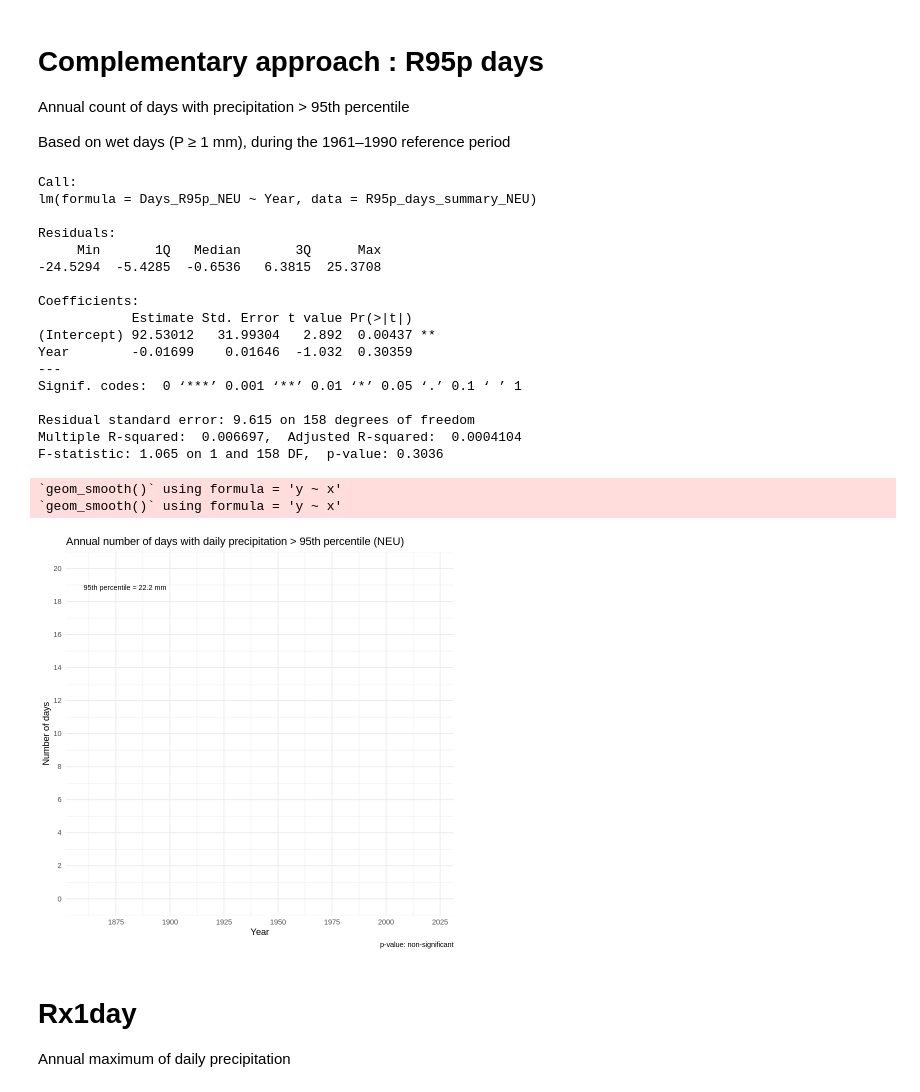
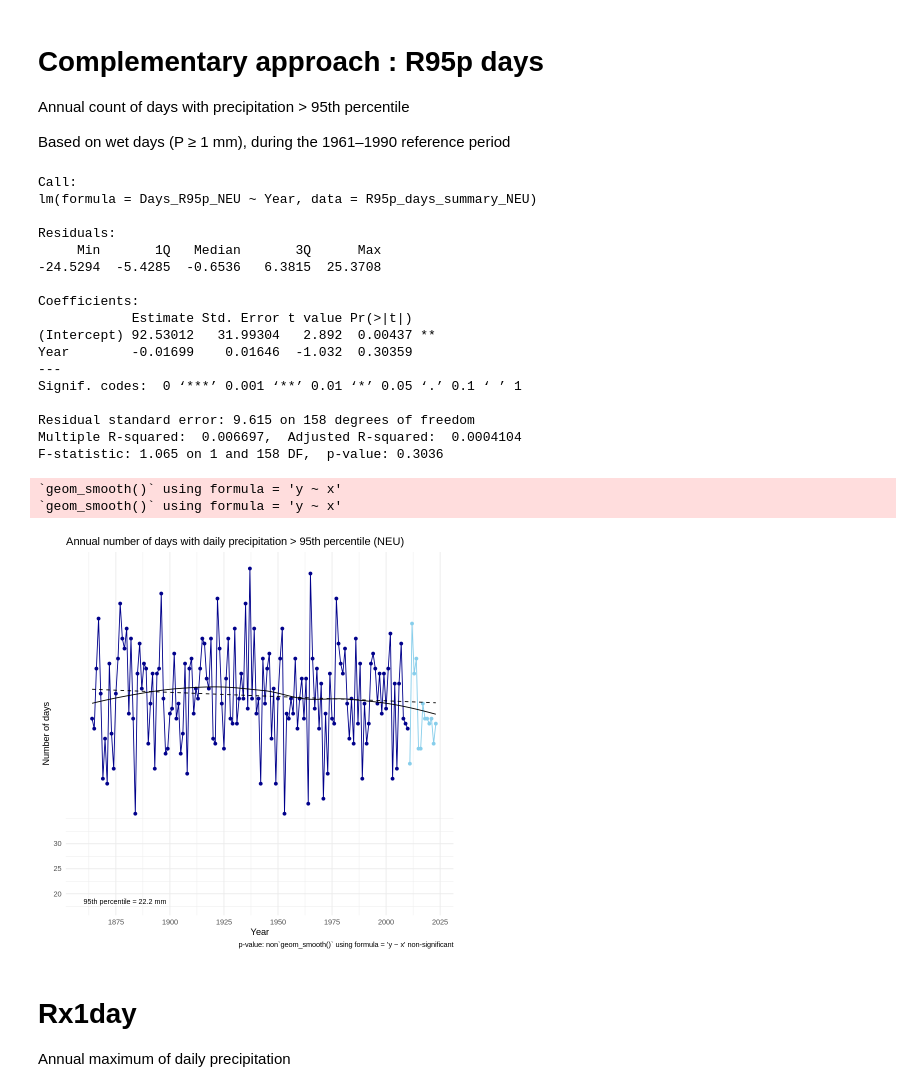
Before and after one commit to cutiips/R, a Jupyter notebook: Master's_Thesis.ipynb, the cells around one changed output. Cells and saved outputs as stored; diff of their text form; code cells hidden in the pictures.

```diff
--- a/Master's_Thesis.ipynb
+++ b/Master's_Thesis.ipynb
@@ -208,48 +208,49 @@ R95p_days_homog_NEU <- R95p_days_summary_NEU[R95p_days_summary_NEU$Dataset == "h
 
 # Graph with data homogenization period
 ggplot(R95p_days_summary_NEU, aes(x = Year, y = Days_R95p_NEU)) +
-  geom_line(aes(color = Dataset), size = 0.5) +
+  geom_line(aes(color = Dataset), linewidth = 0.5) +  # Remplacer size par linewidth
   geom_point(aes(color = Dataset)) +
   geom_smooth(method = "lm", se = FALSE, color = "black", linetype = "dashed", linewidth = 0.5) +
   geom_smooth(method = "loess", se = FALSE, color = "black", linewidth = 0.5) +
   labs(title = "Annual number of days with daily precipitation > 95th percentile (NEU)",
-  x = "Year", y = "Number of days",
-  caption = "p-value: non-significant") +
-  scale_y_continuous(limits = c(0, 20), breaks = seq(0, 20, by = 2)) +
+       x = "Year", y = "Number of days",
+       caption = "p-value: non`geom_smooth()` using formula = 'y ~ x' non-significant") +
+  scale_y_continuous(breaks = seq(-30, 30, by = 5)) +  # Ajuster la plage
   scale_x_continuous(breaks = seq(1875, 2025, by = 25)) +
   scale_color_manual(values = c("homogenized" = "darkblue", "non-homogenized" = "skyblue")) +
   theme_minimal() + theme(legend.position = "none") +
   annotate("text", x = 1860, y = 19,
-  label = paste0("95th percentile = ", round(threshold_95_days_NEU, 1), " mm"), hjust = 0, vjust = 1, size = 3, color = "black")
+           label = paste0("95th percentile = ", round(threshold_95_days_NEU, 1), " mm"),
+           hjust = 0, vjust = 1, size = 3, color = "black")
 
 # Summary statistics (homogenized data only)
   # Mean
 mean_R95p_days_homog_NEU <- mean(R95p_days_homog_NEU$Days_R95p_NEU, na.rm = TRUE)
 
   # Range
 range_R95p_days_homog_NEU <- quantile(R95p_days_homog_NEU$Days_R95p_NEU,
  probs = c(0.05, 0.95),na.rm = TRUE)
 # %% [output]
 Call:
 lm(formula = Days_R95p_NEU ~ Year, data = R95p_days_summary_NEU)
 
 Residuals:
      Min       1Q   Median       3Q      Max
 -24.5294  -5.4285  -0.6536   6.3815  25.3708
 
 Coefficients:
             Estimate Std. Error t value Pr(>|t|)
 (Intercept) 92.53012   31.99304   2.892  0.00437 **
 Year        -0.01699    0.01646  -1.032  0.30359
 ---
 Signif. codes:  0 ‘***’ 0.001 ‘**’ 0.01 ‘*’ 0.05 ‘.’ 0.1 ‘ ’ 1
 
 Residual standard error: 9.615 on 158 degrees of freedom
 Multiple R-squared:  0.006697,  Adjusted R-squared:  0.0004104
 F-statistic: 1.065 on 1 and 158 DF,  p-value: 0.3036
 `geom_smooth()` using formula = 'y ~ x'
 `geom_smooth()` using formula = 'y ~ x'
-[figure, old version]
+[figure, new version]
 # %% [markdown]
 # Rx1day
 Annual maximum of daily precipitation
```
Also changed, not shown: parts of 1 cell of this notebook.
